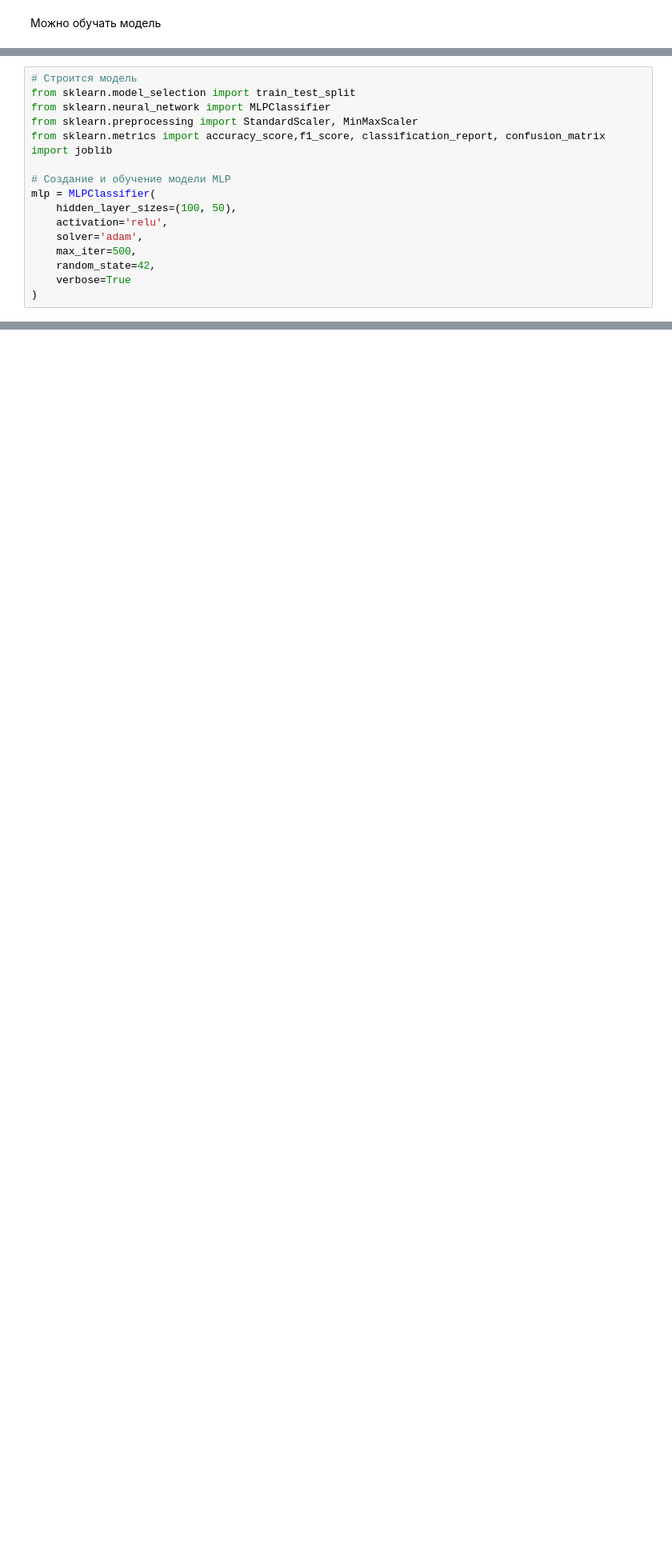
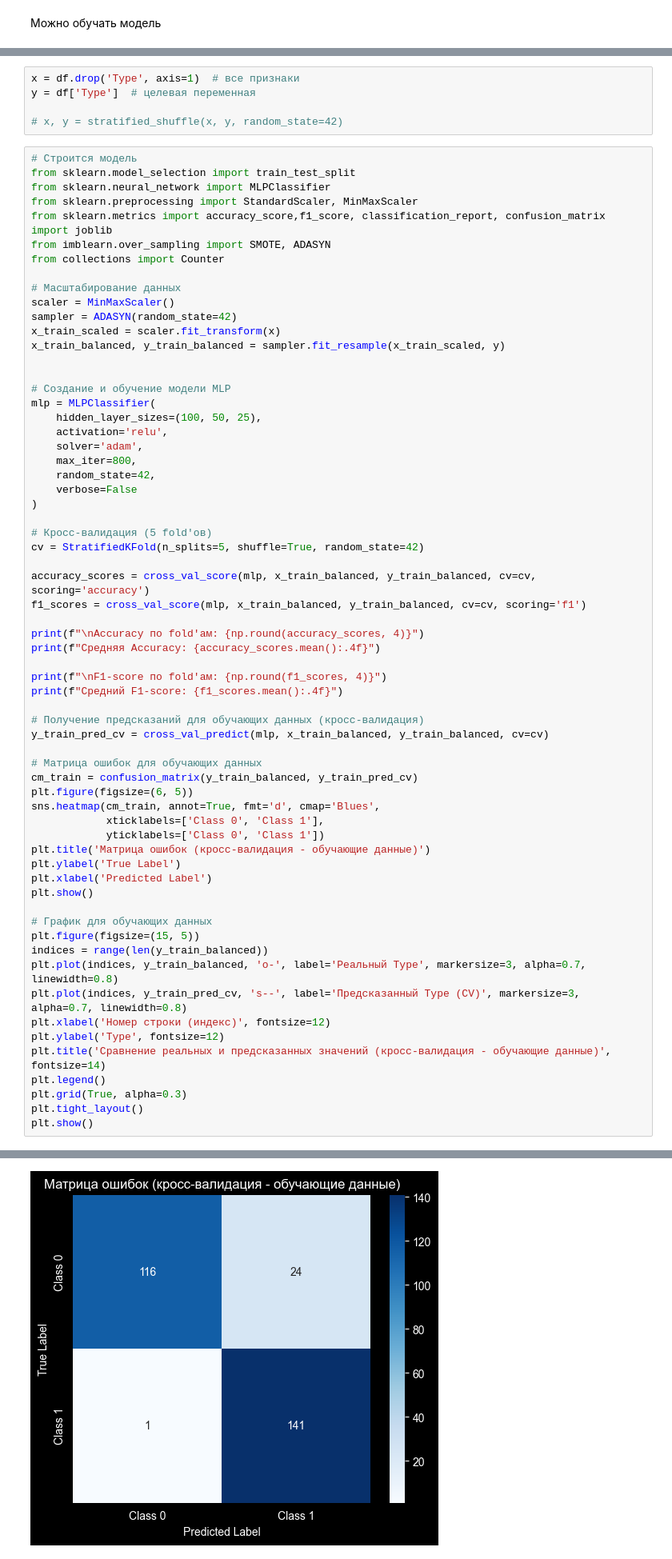
Before and after one commit to LugenderGeist/ML_robots, a Jupyter notebook: sample.ipynb, the cells around one changed output, grey strips where cells are left out. Shown at 80% size. Cells and saved outputs as stored; diff of their text form; blank space fills up the shorter version.

```diff
--- a/sample.ipynb
+++ b/sample.ipynb
@@ -101,3 +150,8 @@ print(y_test.value_counts(normalize=True))
+# %%
+x = df.drop('Type', axis=1)  # все признаки
+y = df['Type']  # целевая переменная
+
+# x, y = stratified_shuffle(x, y, random_state=42)
 # %%
 # Строится модель
 from sklearn.model_selection import train_test_split
@@ -105,13 +159,62 @@ from sklearn.neural_network import MLPClassifier
 from sklearn.preprocessing import StandardScaler, MinMaxScaler
 from sklearn.metrics import accuracy_score,f1_score, classification_report, confusion_matrix
 import joblib
+from imblearn.over_sampling import SMOTE, ADASYN
+from collections import Counter
+
+# Масштабирование данных
+scaler = MinMaxScaler()
+sampler = ADASYN(random_state=42)
+x_train_scaled = scaler.fit_transform(x)
+x_train_balanced, y_train_balanced = sampler.fit_resample(x_train_scaled, y)
+
 
 # Создание и обучение модели MLP
 mlp = MLPClassifier(
-    hidden_layer_sizes=(100, 50),
+    hidden_layer_sizes=(100, 50, 25),
     activation='relu',
     solver='adam',
-    max_iter=500,
+    max_iter=800,
     random_state=42,
-    verbose=True
+    verbose=False
 )
+
+# Кросс-валидация (5 fold'ов)
+cv = StratifiedKFold(n_splits=5, shuffle=True, random_state=42)
+
+accuracy_scores = cross_val_score(mlp, x_train_balanced, y_train_balanced, cv=cv, scoring='accuracy')
+f1_scores = cross_val_score(mlp, x_train_balanced, y_train_balanced, cv=cv, scoring='f1')
+
+print(f"\nAccuracy по fold'ам: {np.round(accuracy_scores, 4)}")
+print(f"Средняя Accuracy: {accuracy_scores.mean():.4f}")
+
+print(f"\nF1-score по fold'ам: {np.round(f1_scores, 4)}")
+print(f"Средний F1-score: {f1_scores.mean():.4f}")
+
+# Получение предсказаний для обучающих данных (кросс-валидация)
+y_train_pred_cv = cross_val_predict(mlp, x_train_balanced, y_train_balanced, cv=cv)
+
+# Матрица ошибок для обучающих данных
+cm_train = confusion_matrix(y_train_balanced, y_train_pred_cv)
+plt.figure(figsize=(6, 5))
+sns.heatmap(cm_train, annot=True, fmt='d', cmap='Blues',
+            xticklabels=['Class 0', 'Class 1'],
+            yticklabels=['Class 0', 'Class 1'])
+plt.title('Матрица ошибок (кросс-валидация - обучающие данные)')
+plt.ylabel('True Label')
+plt.xlabel('Predicted Label')
+plt.show()
+
+# График для обучающих данных
+plt.figure(figsize=(15, 5))
+indices = range(len(y_train_balanced))
+plt.plot(indices, y_train_balanced, 'o-', label='Реальный Type', markersize=3, alpha=0.7, linewidth=0.8)
+plt.plot(indices, y_train_pred_cv, 's--', label='Предсказанный Type (CV)', markersize=3, alpha=0.7, linewidth=0.8)
+plt.xlabel('Номер строки (индекс)', fontsize=12)
+plt.ylabel('Type', fontsize=12)
+plt.title('Сравнение реальных и предсказанных значений (кросс-валидация - обучающие данные)', fontsize=14)
+plt.legend()
+plt.grid(True, alpha=0.3)
+plt.tight_layout()
+plt.show()
+# %% [output]
@@ -117,0 +226 @@ mlp = MLPClassifier(
+[figure, added]
```
Also changed, not shown: parts of 17 cells of this notebook, 3 other files.
